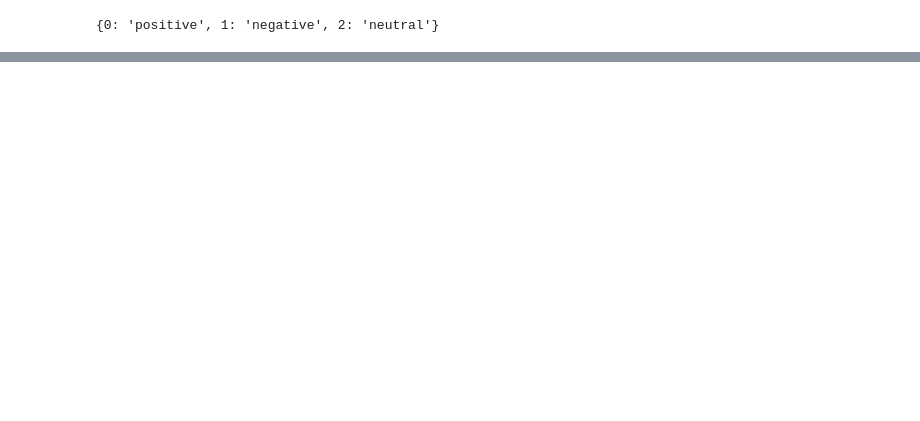
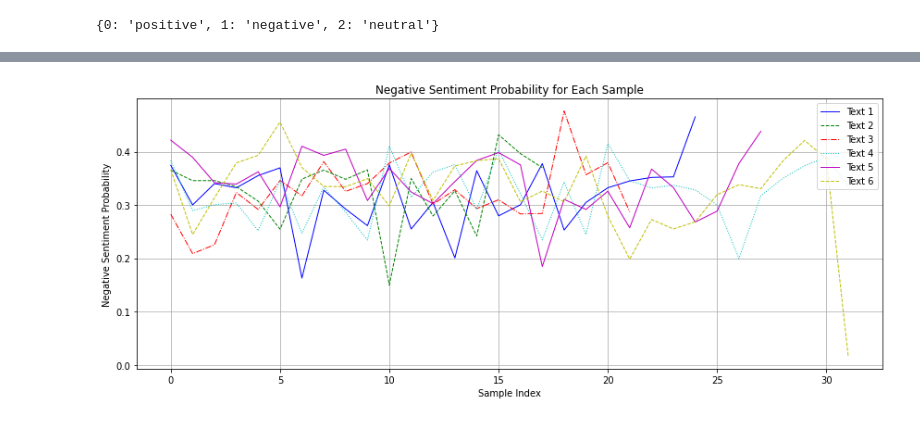
Before and after one commit to JustaKris/Donald-Trump-Rally-Speeches-NLP, a Jupyter notebook: Sentiment Analysis.ipynb, the cells around one changed output, grey strips where cells are left out. Saved outputs shown, nothing was run; the diff lists cells and outputs as text; code cells hidden in the pictures; blank space fills up the shorter version.

```diff
--- a/Sentiment Analysis.ipynb
+++ b/Sentiment Analysis.ipynb
@@ -303,3 +190,0 @@ ValueError: Can't convert non-rectangular Python sequence to Tensor.
-# %%
-for i in all_tokens[1]['input_ids']:
-    print(len(all_tokens[1]['input_ids']))
@@ -392,0 +292,4 @@ Data of type <class 'transformers.tokenization_utils_base.BatchEncoding'> is not
+# %%
+for i in range(len(means)):
+    mean = means[i]
+    print(f"Rally {i + 1}: Positive -> {mean[0]:.2f} || Negative -> {mean[1]:.2f} || Neutral -> {mean[2]:.2f}")
@@ -392,0 +339,33 @@ Data of type <class 'transformers.tokenization_utils_base.BatchEncoding'> is not
+# %%
+# Convert the list of arrays into a NumPy array for easier manipulation
+sentiment_scores_positive_array = np.array(sentiment_scores_positive)
+
+# Picking just a subset of the outputs since all 35 wouldn't be all that readable
+sentiment_scores_positive_array = sentiment_scores_positive_array[2:8]
+
+# Create a plot using Matplotlib with improved readability
+plt.figure(figsize=(12, 5))
+
+# Define a list of line styles and colors for better differentiation
+line_styles = ['-', '--', '-.', ':', '-', '--', '-.', ':', '-', '--', '-.', ':', '-', '--', '-.']
+colors = ['b', 'g', 'r', 'c', 'm', 'y', 'k']
+
+for i in range(sentiment_scores_positive_array.shape[0]):
+    # Use different line styles and colors
+    line_style = line_styles[i % len(line_styles)]
+    color = colors[i % len(colors)]
+
+    # Reduce line width for improved readability
+    plt.plot(sentiment_scores_positive_array[i], label=f'Text {i+1}', linestyle=line_style, color=color, linewidth=1)
+
+plt.xlabel('Sample Index')
+plt.ylabel('Negative Sentiment Probability')
+plt.title('Negative Sentiment Probability for Each Sample')
+plt.grid(True)
+plt.legend(loc='upper right')
+
+# Adjust chart size
+plt.tight_layout()
+plt.show()
+# %% [output]
+[figure, added]
```
Also changed, not shown: parts of 61 cells of this notebook.
